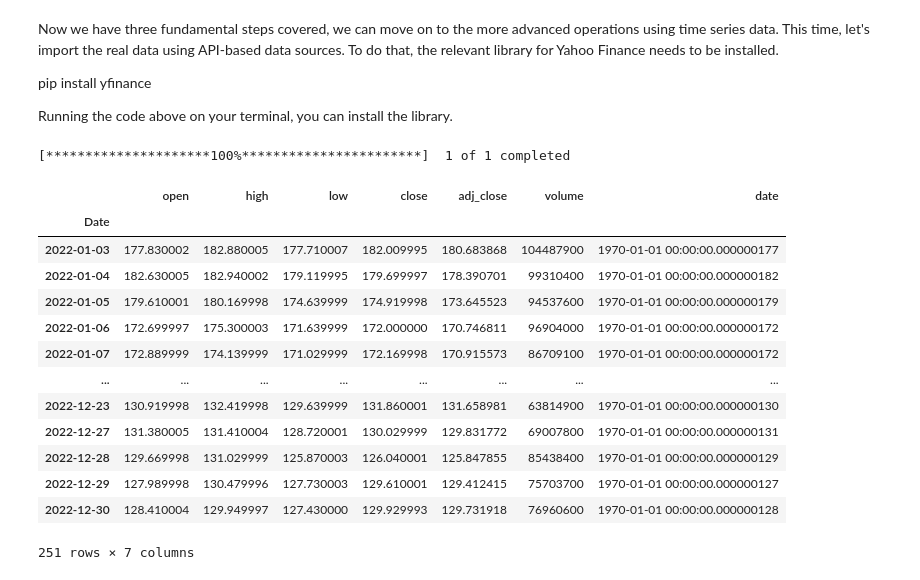
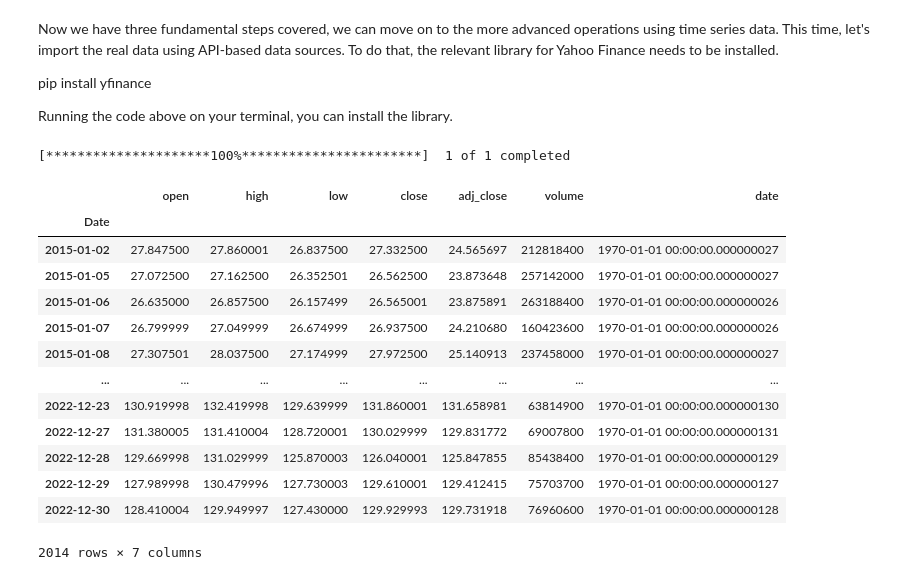
Before and after one commit to OzodbekOzodov/quant-finance, a Jupyter notebook: First-notebook.ipynb, the cells around one changed output. Saved outputs shown, nothing was run; the diff lists cells and outputs as text; code cells hidden in the pictures.

```diff
--- a/First-notebook.ipynb
+++ b/First-notebook.ipynb
@@ -95,29 +95,29 @@ del data
 # %%
 import pandas as pd
 import yfinance as yf
 
 # Download the data for the past year
-data = yf.download("AAPL", start="2022-01-01", end="2022-12-31")
+data = yf.download("AAPL", start="2015-01-01", end="2022-12-31")
 
 # Set column names for the DataFrame
 data.columns = [ "open", "high", "low", "close", "adj_close", "volume"]
 
 # Convert date column to datetime type
 data["date"] = pd.to_datetime(data.iloc[:,0])
 data
 # %% [output]
 [*********************100%***********************]  1 of 1 completed
 |  | open | high | low | close | adj_close | volume | date |
 | Date |  |  |  |  |  |  |  |
-| 2022-01-03 | 177.830002 | 182.880005 | 177.710007 | 182.009995 | 180.683868 | 104487900 | 1970-01-01 00:00:00.000000177 |
-| 2022-01-04 | 182.630005 | 182.940002 | 179.119995 | 179.699997 | 178.390701 | 99310400 | 1970-01-01 00:00:00.000000182 |
-| 2022-01-05 | 179.610001 | 180.169998 | 174.639999 | 174.919998 | 173.645523 | 94537600 | 1970-01-01 00:00:00.000000179 |
-| 2022-01-06 | 172.699997 | 175.300003 | 171.639999 | 172.000000 | 170.746811 | 96904000 | 1970-01-01 00:00:00.000000172 |
-| 2022-01-07 | 172.889999 | 174.139999 | 171.029999 | 172.169998 | 170.915573 | 86709100 | 1970-01-01 00:00:00.000000172 |
+| 2015-01-02 | 27.847500 | 27.860001 | 26.837500 | 27.332500 | 24.565697 | 212818400 | 1970-01-01 00:00:00.000000027 |
+| 2015-01-05 | 27.072500 | 27.162500 | 26.352501 | 26.562500 | 23.873648 | 257142000 | 1970-01-01 00:00:00.000000027 |
+| 2015-01-06 | 26.635000 | 26.857500 | 26.157499 | 26.565001 | 23.875891 | 263188400 | 1970-01-01 00:00:00.000000026 |
+| 2015-01-07 | 26.799999 | 27.049999 | 26.674999 | 26.937500 | 24.210680 | 160423600 | 1970-01-01 00:00:00.000000026 |
+| 2015-01-08 | 27.307501 | 28.037500 | 27.174999 | 27.972500 | 25.140913 | 237458000 | 1970-01-01 00:00:00.000000027 |
 | ... | ... | ... | ... | ... | ... | ... | ... |
 | 2022-12-23 | 130.919998 | 132.419998 | 129.639999 | 131.860001 | 131.658981 | 63814900 | 1970-01-01 00:00:00.000000130 |
 | 2022-12-27 | 131.380005 | 131.410004 | 128.720001 | 130.029999 | 129.831772 | 69007800 | 1970-01-01 00:00:00.000000131 |
 | 2022-12-28 | 129.669998 | 131.029999 | 125.870003 | 126.040001 | 125.847855 | 85438400 | 1970-01-01 00:00:00.000000129 |
 | 2022-12-29 | 127.989998 | 130.479996 | 127.730003 | 129.610001 | 129.412415 | 75703700 | 1970-01-01 00:00:00.000000127 |
 | 2022-12-30 | 128.410004 | 129.949997 | 127.430000 | 129.929993 | 129.731918 | 76960600 | 1970-01-01 00:00:00.000000128 |
-251 rows × 7 columns
+2014 rows × 7 columns
```
Also changed, not shown: parts of 10 cells of this notebook, 1 other file.
